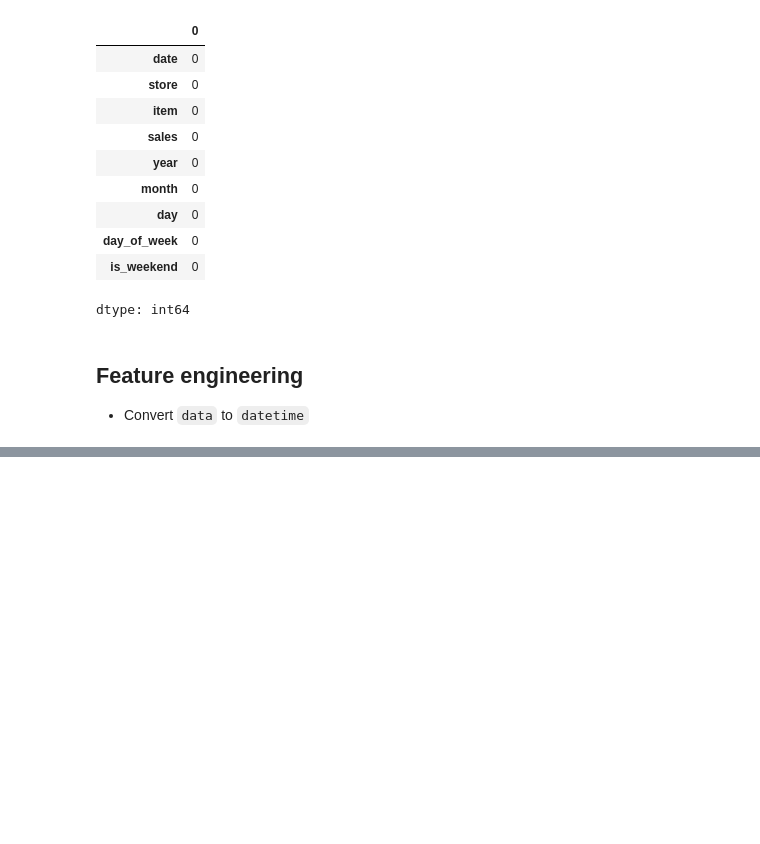
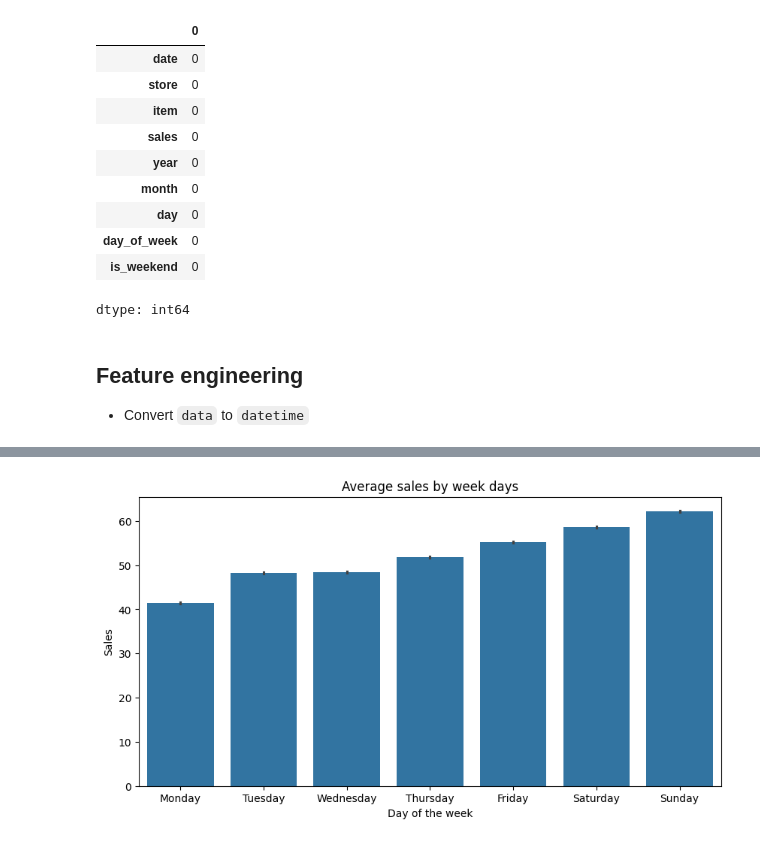
Before and after one commit to DanielSzakacs/ML-Sales-Demand-Forecasting-MLOps, a Jupyter notebook: notebooks/Eda.ipynb, the cells around one changed output, grey strips where cells are left out. Saved outputs shown, nothing was run; the diff lists cells and outputs as text; code cells hidden in the pictures; blank space fills up the shorter version.

```diff
--- a/notebooks/Eda.ipynb
+++ b/notebooks/Eda.ipynb
@@ -74,0 +95,15 @@ df["is_weekend"] = df["day_of_week"].isin([5,6]).astype(int)
+# %%
+days_of_week = ["Monday", "Tuesday", "Wednesday", "Thursday", "Friday", "Saturday", "Sunday"]
+
+plt.figure(figsize=(10,5))
+ax = sns.barplot(x="day_of_week", y="sales", data=df)
+
+ax.set_xticks(range(7))
+ax.set_xticklabels(days_of_week)
+
+plt.title("Average sales by week days")
+plt.xlabel("Day of the week")
+plt.ylabel("Sales")
+plt.show();
+# %% [output]
+[figure, added]
```
Also changed, not shown: parts of 4 cells of this notebook.
